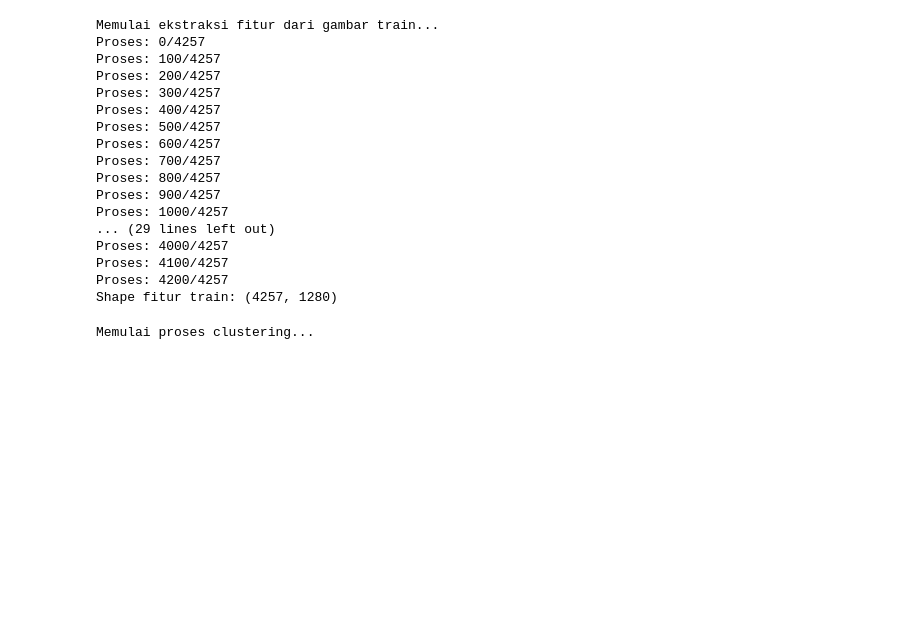
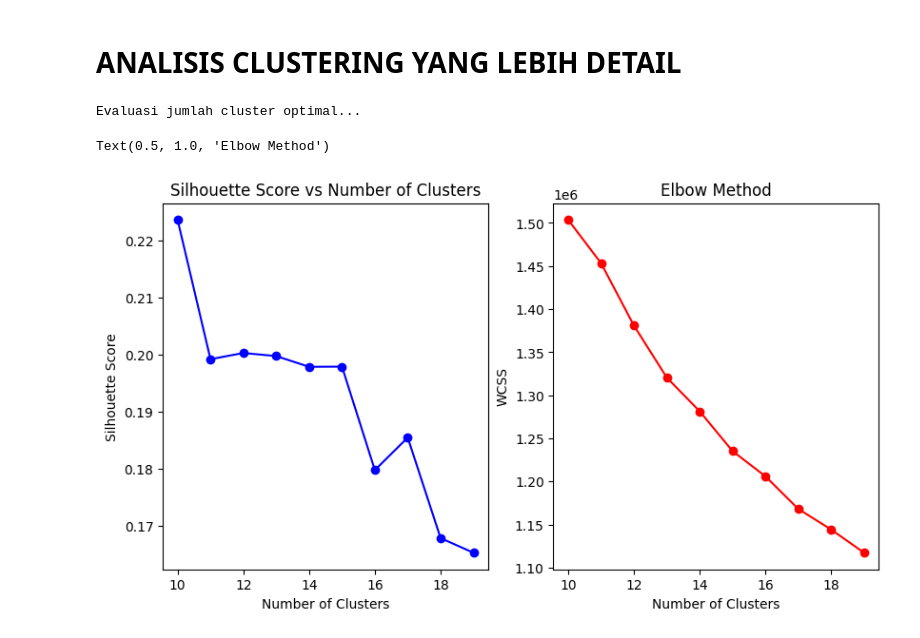
Before and after one commit to RexxS8/ACTION2025-DataMining-The3Ace, a Jupyter notebook: notebook.ipynb, the cells around one changed output. Drawn from its saved outputs; the diff is of its cells as text; code cells hidden in the pictures; blank space fills up the shorter version.

```diff
--- a/notebook.ipynb
+++ b/notebook.ipynb
@@ -61,46 +128,35 @@ def extract_features(img_path):
-# %%
-# Ekstrak fitur untuk semua gambar train
-print("Memulai ekstraksi fitur dari gambar train...")
-train_features = []
-for i, file in enumerate(train_files):
-    if i % 100 == 0:
-        print(f"Proses: {i}/{len(train_files)}")
-    features = extract_features(os.path.join(train_path, file))
-    train_features.append(features)
-
-train_features = np.array(train_features)
-print(f"Shape fitur train: {train_features.shape}")
-# %% [output]
-Memulai ekstraksi fitur dari gambar train...
-Proses: 0/4257
-Proses: 100/4257
-Proses: 200/4257
-Proses: 300/4257
-Proses: 400/4257
-Proses: 500/4257
-Proses: 600/4257
-Proses: 700/4257
-Proses: 800/4257
-Proses: 900/4257
-Proses: 1000/4257
-... (29 lines left out)
-Proses: 4000/4257
-Proses: 4100/4257
-Proses: 4200/4257
-Shape fitur train: (4257, 1280)
+# %% [markdown]
+# ANALISIS CLUSTERING YANG LEBIH DETAIL
 # %%
-# Daftar 15 makanan tradisional Indonesia
-label_names = [
-    "Ayam Bakar", "Ayam Betutu", "Ayam Goreng", "Ayam Pop", "Bakso",
-    "Coto Makassar", "Gado Gado", "Gudeg", "Nasi Goreng", "Pempek",
-    "Rawon", "Rendang", "Sate Madura", "Sate Padang", "Soto"
-]
+# Evaluasi beberapa nilai K untuk K-Means
+print("Evaluasi jumlah cluster optimal...")
+k_range = range(10, 20)
+silhouette_scores = []
+wcss = []  # Within-Cluster Sum of Squares
+
+for k in k_range:
+    kmeans = KMeans(n_clusters=k, random_state=42, n_init=10)
+    cluster_labels = kmeans.fit_predict(train_features_scaled)
+    silhouette_scores.append(silhouette_score(train_features_scaled, cluster_labels))
+    wcss.append(kmeans.inertia_)
+# %% [output]
+Evaluasi jumlah cluster optimal...
 # %%
-# Clustering dengan K-Means
-print("Memulai proses clustering...")
-n_clusters = 15
-kmeans = KMeans(n_clusters=n_clusters, random_state=42, n_init=10)
-cluster_labels = kmeans.fit_predict(train_features)
+# Plot evaluasi cluster
+plt.figure(figsize=(15, 5))
+
+plt.subplot(1, 3, 1)
+plt.plot(k_range, silhouette_scores, 'bo-')
+plt.xlabel('Number of Clusters')
+plt.ylabel('Silhouette Score')
+plt.title('Silhouette Score vs Number of Clusters')
+
+plt.subplot(1, 3, 2)
+plt.plot(k_range, wcss, 'ro-')
+plt.xlabel('Number of Clusters')
+plt.ylabel('WCSS')
+plt.title('Elbow Method')
 # %% [output]
-Memulai proses clustering...
+Text(0.5, 1.0, 'Elbow Method')
+[figure, added]
 # %%
```
Also changed, not shown: parts of 30 cells of this notebook, 6 other files.
